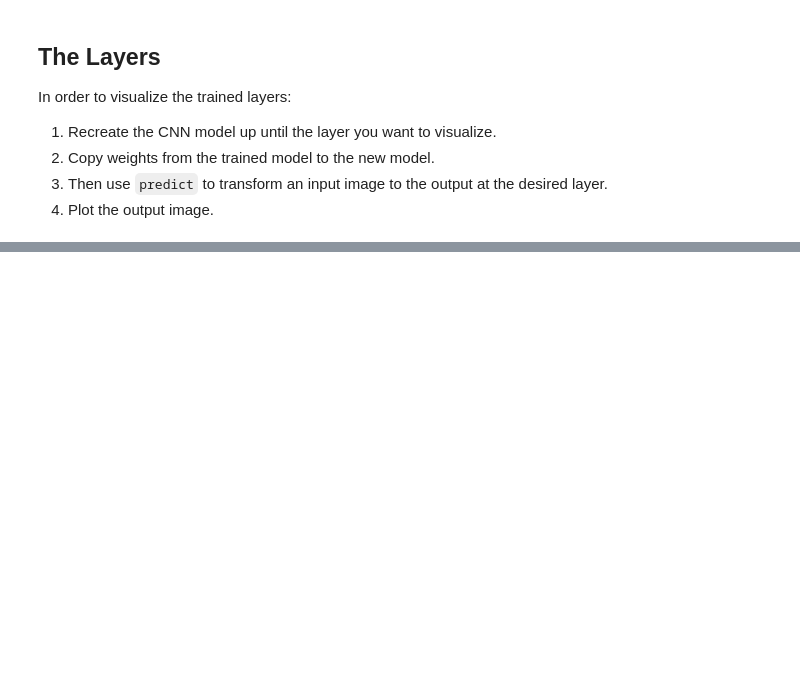
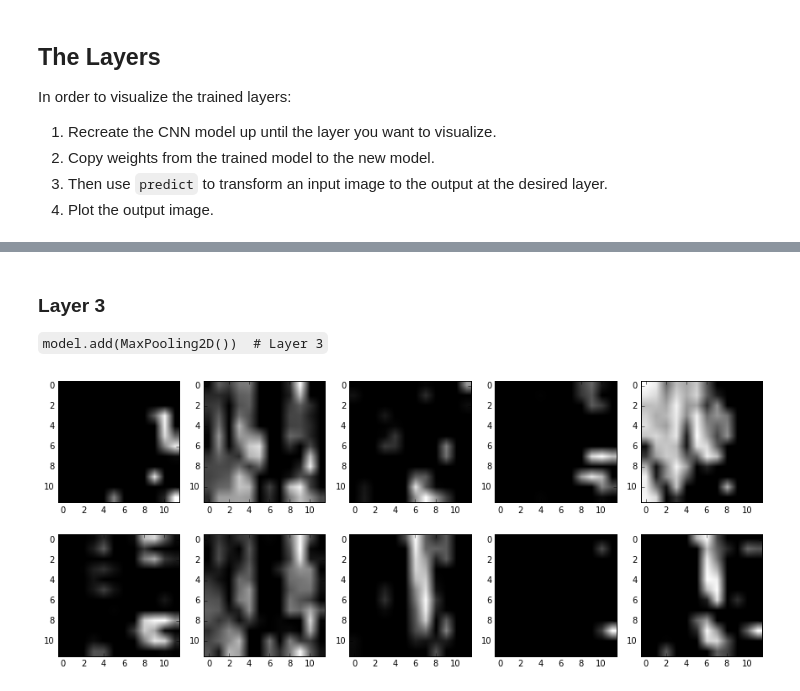
Before and after one commit to sharathrao13/deep-learning, a Jupyter notebook: Benchmark.ipynb, the cells around one changed output, grey strips where cells are left out. Cells and saved outputs as stored; diff of their text form; code cells hidden in the pictures; blank space fills up the shorter version.

```diff
--- a/Benchmark.ipynb
+++ b/Benchmark.ipynb
@@ -117,0 +162,14 @@ for i, image in enumerate(out[4]):
+# %% [markdown]
+### Layer 3
+`model.add(MaxPooling2D())  # Layer 3`
+# %%
+layer_num = 3
+model = load_model('model')
+out = utils.output_at_layer(X_train[:5], model, layer_num)
+
+plt.figure(figsize=(15,6))
+for i, image in enumerate(out[4]):
+    plt.subplot(2, 5, i+1)
+    plt.imshow(image.T, cmap=cm.Greys_r)
+# %% [output]
+[figure, added]
```
Also changed, not shown: parts of 29 cells of this notebook, 2 other files.
